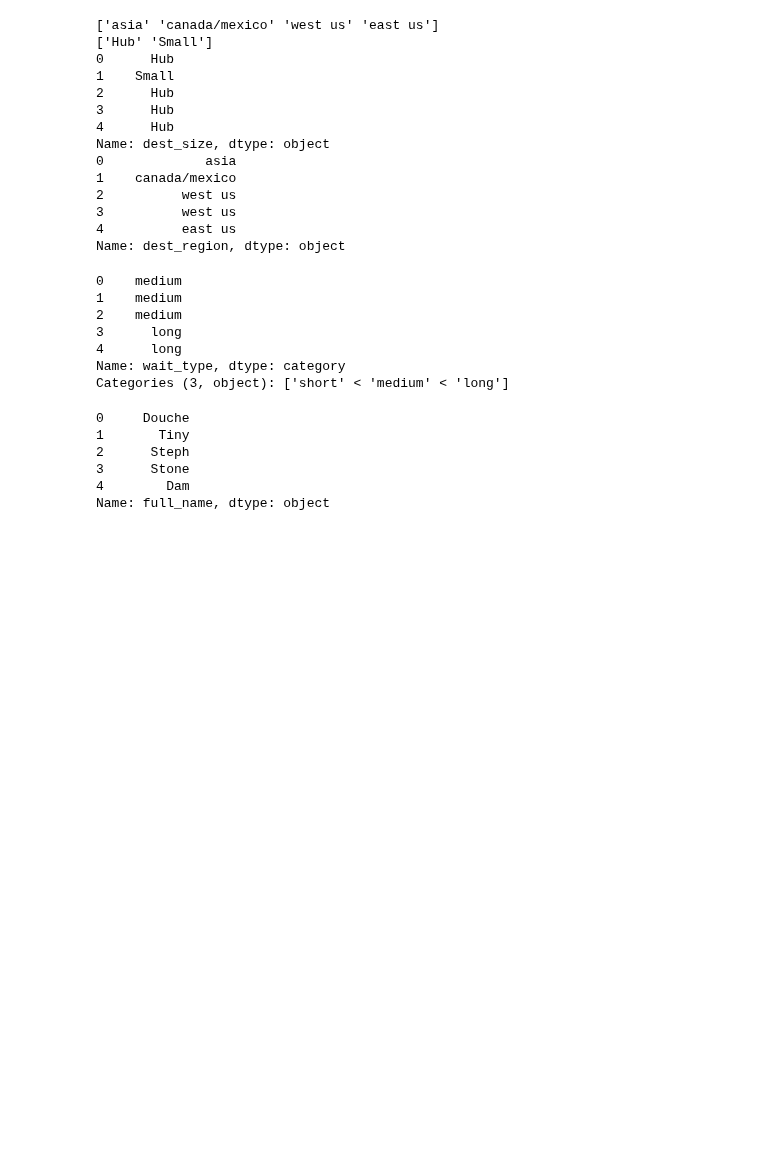
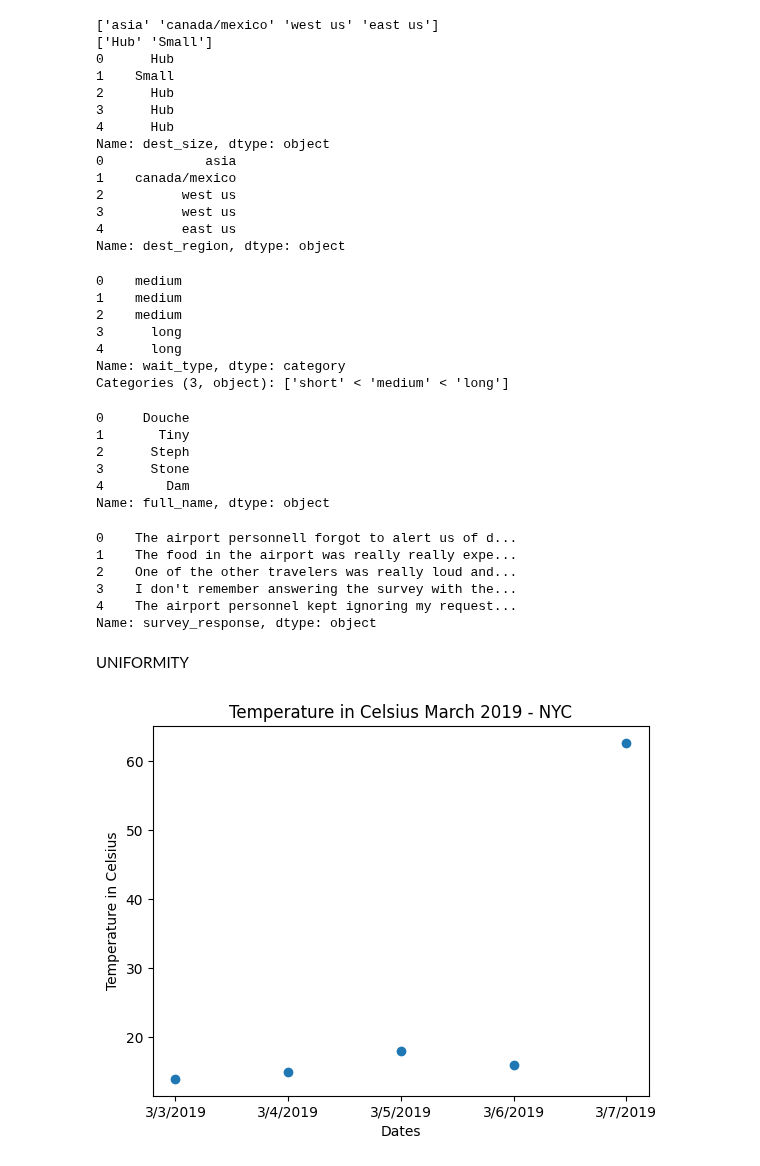
Before and after one commit to KeenGWatanabe/python, a Jupyter notebook: CleaningData.ipynb, the cells around one changed output. Saved outputs shown, nothing was run; the diff lists cells and outputs as text; code cells hidden in the pictures; blank space fills up the shorter version.

Commit message:
temperature

```diff
--- a/CleaningData.ipynb
+++ b/CleaningData.ipynb
@@ -831,3 +831,48 @@ print(airlines['full_name'])
 3      Stone
 4        Dam
 Name: full_name, dtype: object
+# %%
+import pandas as pd
+import numpy as np
+
+# encoding='unicode_escape' is used to avoid scrutinizing data type thoroughly and not loading data
+airlines = pd.read_csv('airlines.csv', encoding = 'unicode_escape')
+
+# Store length of each row in survey_response column
+resp_length = airlines['survey_response'].str.len()
+
+# Find rows in airlines where resp_length > 40
+airlines_survey = airlines[resp_length > 40]
+
+# Assert minimum survey_response length is > 40
+assert airlines_survey['survey_response'].str.len().min() > 40
+
+# Print new survey_response column
+print(airlines_survey['survey_response'])
+# %% [output]
+0    The airport personnell forgot to alert us of d...
+1    The food in the airport was really really expe...
+2    One of the other travelers was really loud and...
+3    I don't remember answering the survey with the...
+4    The airport personnel kept ignoring my request...
+Name: survey_response, dtype: object
+# %% [markdown]
+UNIFORMITY
+# %%
+import matplotlib.pyplot as plt
+
+# encoding='unicode_escape' is used to avoid scrutinizing data type thoroughly and not loading data
+temperature = pd.read_csv('temperature.csv', encoding = 'unicode_escape')
+
+#create scatter plot
+plt.scatter(x = 'Date', y = 'Temperature', data = temperature)
+
+#create title, xlabel and ylabel
+plt.title('Temperature in Celsius March 2019 - NYC')
+plt.xlabel('Dates')
+plt.ylabel('Temperature in Celsius')
+
+#show plot
+plt.show()
+# %% [output]
+[figure, added]
```
Also changed, not shown: 1 other file.
